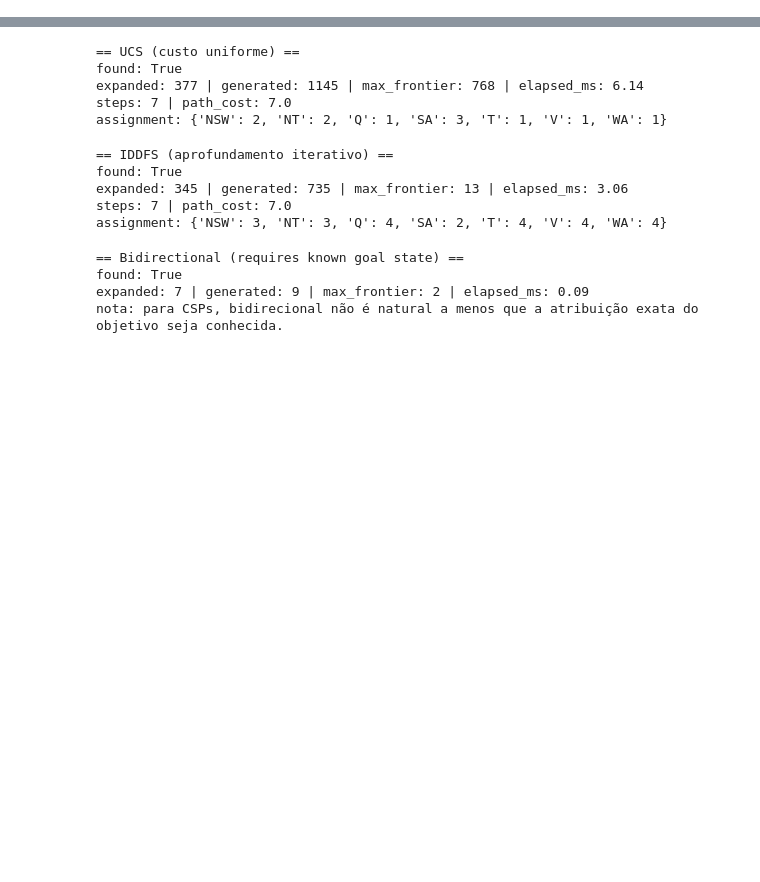
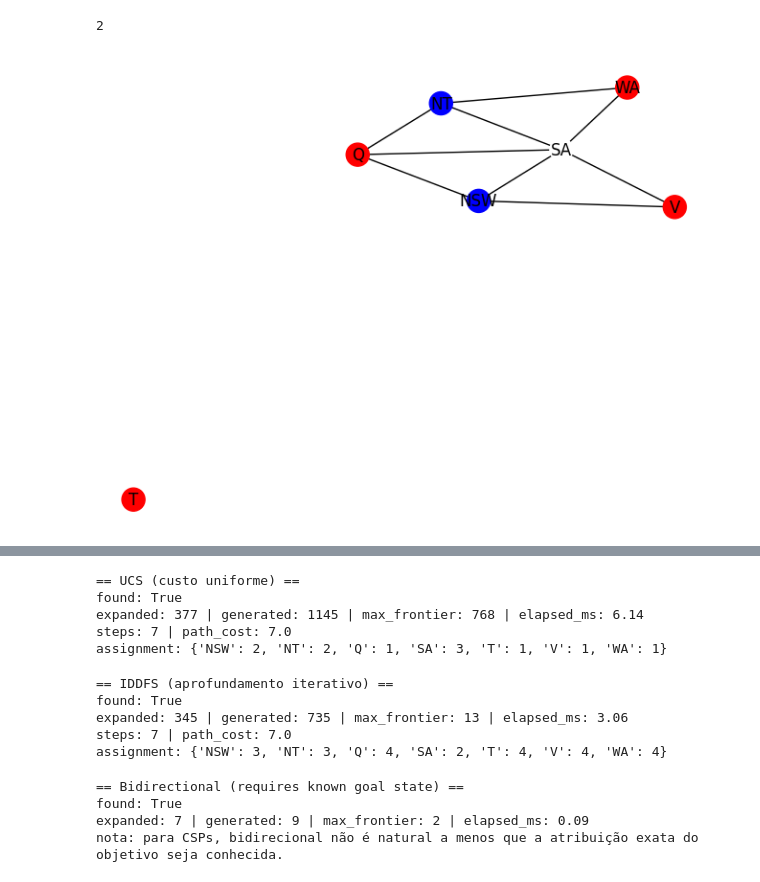
Before and after one commit to phdabel/inteligencia-artificial, a Jupyter notebook: notebooks/01-mapcoloring.ipynb, the cells around one changed output, grey strips where cells are left out. Cells and saved outputs as stored; diff of their text form; code cells hidden in the pictures; blank space fills up the shorter version.

```diff
--- a/notebooks/01-mapcoloring.ipynb
+++ b/notebooks/01-mapcoloring.ipynb
@@ -97,5 +114,19 @@ expanded: 377 | generated: 1145 | max_frontier: 768 | elapsed_ms: 6.47
 steps: 7 | path_cost: 7.0
 assignment: {'NSW': 2, 'NT': 2, 'Q': 1, 'SA': 3, 'T': 1, 'V': 1, 'WA': 1}
+# %%
+res_bfs.state.as_dict().get('NSW')
+# %% [output]
+2
+# %%
+# plot network x graph with assignments
+color_map = {1: 'red', 2: 'blue', 3: 'white', 4: 'black'}
+res_bfs.state.assignments
+nx_graph = g.to_networkx()
+node_colors = [color_map[res_bfs.state.as_dict().get(node, 0)] for node in nx_graph.nodes()]
+nx.draw(nx_graph, with_labels=True, node_color=node_colors)
+plt.show()
+# %% [output]
+[figure, added]
 # %%
 # DFS
 res_dfs = dfs(problem)
```
Also changed, not shown: parts of 7 cells of this notebook, 4 other files.
